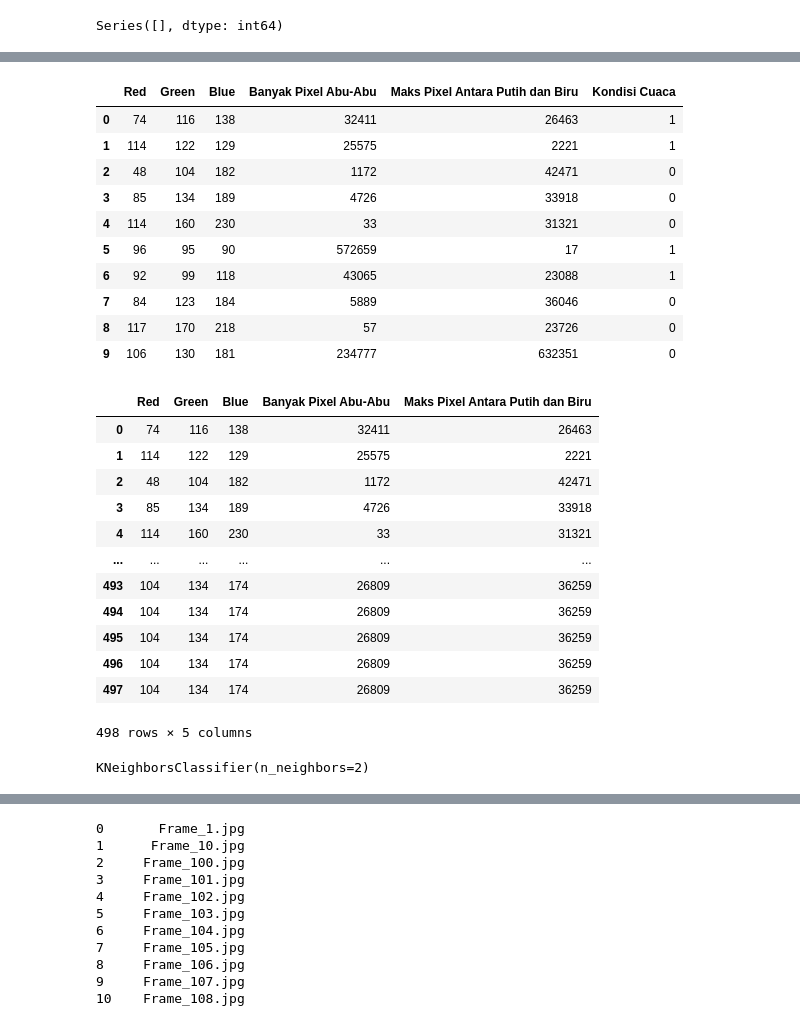
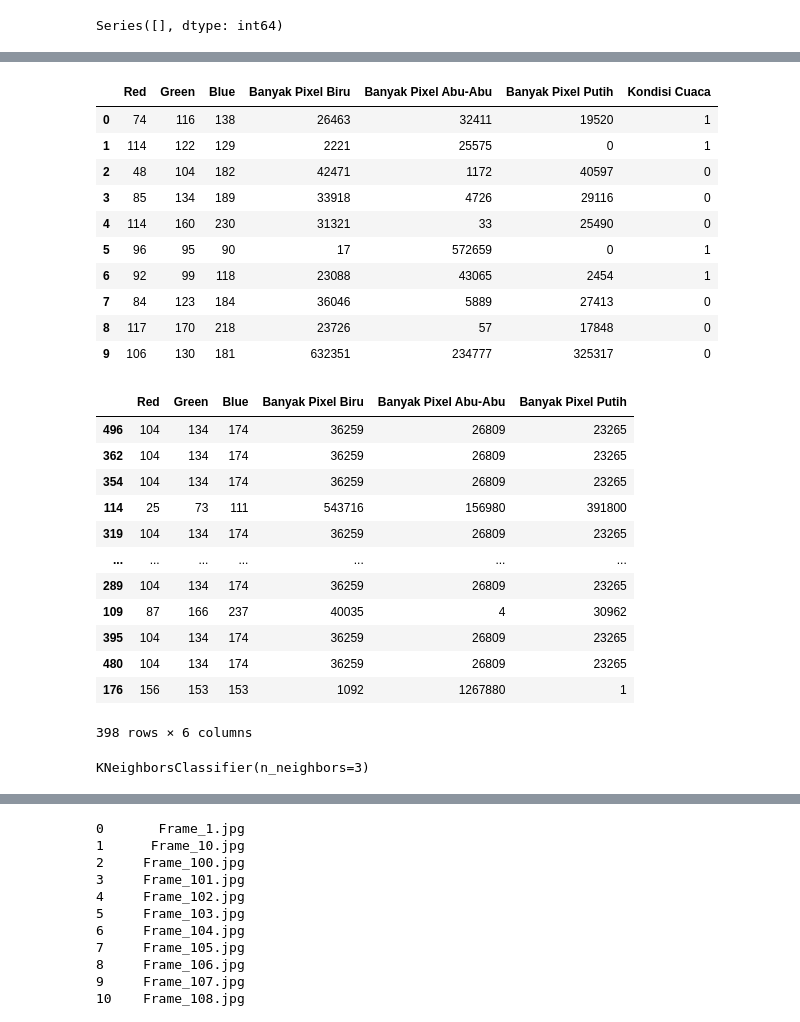
Before and after one commit to Yogatiara/Machine-Learning-Weather-Detection, a Jupyter notebook: Prepared.ipynb, the cells around one changed output, grey strips where cells are left out. Drawn from its saved outputs; the diff is of its cells as text; code cells hidden in the pictures.

```diff
--- a/Prepared.ipynb
+++ b/Prepared.ipynb
@@ -116,11 +116,11 @@ def clean_data(data):
     else:
         data[Nan_column] = data[Nan_column].fillna(data[Nan_column].median())
 
-  max_values = data[['Banyak Pixel Biru', 'Banyak Pixel Putih']].max(axis=1)
-  data.insert(5, 'Maks Pixel Antara Putih dan Biru', max_values)
+  # max_values = data[['Banyak Pixel Biru', 'Banyak Pixel Putih']].max(axis=1)
+  # data.insert(5, 'Maks Pixel Antara Putih dan Biru', max_values)
 
-  # data['Kombinasi'] = max_values
-  data.drop(columns=['Banyak Pixel Biru', 'Banyak Pixel Putih'], inplace=True)
+  # # data['Kombinasi'] = max_values
+  # data.drop(columns=['Banyak Pixel Biru', 'Banyak Pixel Putih'], inplace=True)
 
   return data
 # %%
@@ -146,45 +146,44 @@ for col_name in cols:
   data_train[col_name] = label_encoder.fit_transform(data_train[col_name])
 data_train.head(10)
 # %% [output]
-|  | Red | Green | Blue | Banyak Pixel Abu-Abu | Maks Pixel Antara Putih dan Biru | Kondisi Cuaca |
-| 0 | 74 | 116 | 138 | 32411 | 26463 | 1 |
-| 1 | 114 | 122 | 129 | 25575 | 2221 | 1 |
-| 2 | 48 | 104 | 182 | 1172 | 42471 | 0 |
-| 3 | 85 | 134 | 189 | 4726 | 33918 | 0 |
-| 4 | 114 | 160 | 230 | 33 | 31321 | 0 |
-| 5 | 96 | 95 | 90 | 572659 | 17 | 1 |
-| 6 | 92 | 99 | 118 | 43065 | 23088 | 1 |
-| 7 | 84 | 123 | 184 | 5889 | 36046 | 0 |
-| 8 | 117 | 170 | 218 | 57 | 23726 | 0 |
-| 9 | 106 | 130 | 181 | 234777 | 632351 | 0 |
+|  | Red | Green | Blue | Banyak Pixel Biru | Banyak Pixel Abu-Abu | Banyak Pixel Putih | Kondisi Cuaca |
+| 0 | 74 | 116 | 138 | 26463 | 32411 | 19520 | 1 |
+| 1 | 114 | 122 | 129 | 2221 | 25575 | 0 | 1 |
+| 2 | 48 | 104 | 182 | 42471 | 1172 | 40597 | 0 |
+| 3 | 85 | 134 | 189 | 33918 | 4726 | 29116 | 0 |
+| 4 | 114 | 160 | 230 | 31321 | 33 | 25490 | 0 |
+| 5 | 96 | 95 | 90 | 17 | 572659 | 0 | 1 |
+| 6 | 92 | 99 | 118 | 23088 | 43065 | 2454 | 1 |
+| 7 | 84 | 123 | 184 | 36046 | 5889 | 27413 | 0 |
+| 8 | 117 | 170 | 218 | 23726 | 57 | 17848 | 0 |
+| 9 | 106 | 130 | 181 | 632351 | 234777 | 325317 | 0 |
 # %%
 from sklearn.model_selection import train_test_split
-
-
-
-
-# Tampilkan DataFrame setelah penambahan kolom baru
 
 
 y = data_train["Kondisi Cuaca"]
 x = data_train.drop("Kondisi Cuaca", axis=1)
 
 
-x_train, x_validation, y_train, y_validation = train_test_split(x, y, test_size=0.4, random_state=52)
-data_train
+# x_train, x_validation, y_train, y_validation = train_test_split(x, y, test_size=0.4, random_state=52)
+# data_train
 
-x
+
+x_train, x_validation, y_train, y_validation = train_test_split(x, y, test_size=0.2, random_state=50)
+# data_train
+
+x_train
 # %% [output]
-|  | Red | Green | Blue | Banyak Pixel Abu-Abu | Maks Pixel Antara Putih dan Biru |
-| 0 | 74 | 116 | 138 | 32411 | 26463 |
-| 1 | 114 | 122 | 129 | 25575 | 2221 |
-| 2 | 48 | 104 | 182 | 1172 | 42471 |
-| 3 | 85 | 134 | 189 | 4726 | 33918 |
-| 4 | 114 | 160 | 230 | 33 | 31321 |
-| ... | ... | ... | ... | ... | ... |
-| 493 | 104 | 134 | 174 | 26809 | 36259 |
-| 494 | 104 | 134 | 174 | 26809 | 36259 |
-| 495 | 104 | 134 | 174 | 26809 | 36259 |
-| 496 | 104 | 134 | 174 | 26809 | 36259 |
-| 497 | 104 | 134 | 174 | 26809 | 36259 |
+|  | Red | Green | Blue | Banyak Pixel Biru | Banyak Pixel Abu-Abu | Banyak Pixel Putih |
+| 496 | 104 | 134 | 174 | 36259 | 26809 | 23265 |
+| 362 | 104 | 134 | 174 | 36259 | 26809 | 23265 |
+| 354 | 104 | 134 | 174 | 36259 | 26809 | 23265 |
+| 114 | 25 | 73 | 111 | 543716 | 156980 | 391800 |
+| 319 | 104 | 134 | 174 | 36259 | 26809 | 23265 |
+| ... | ... | ... | ... | ... | ... | ... |
+| 289 | 104 | 134 | 174 | 36259 | 26809 | 23265 |
+| 109 | 87 | 166 | 237 | 40035 | 4 | 30962 |
+| 395 | 104 | 134 | 174 | 36259 | 26809 | 23265 |
+| 480 | 104 | 134 | 174 | 36259 | 26809 | 23265 |
+| 176 | 156 | 153 | 153 | 1092 | 1267880 | 1 |
-498 rows × 5 columns
+398 rows × 6 columns
@@ -191,10 +196,10 @@ x
 # %%
 from sklearn.neighbors import KNeighborsClassifier
 
-model = KNeighborsClassifier(n_neighbors=2)
+model = KNeighborsClassifier(n_neighbors=3)
 model.fit(x_train, y_train)
 # %% [output]
-KNeighborsClassifier(n_neighbors=2)
+KNeighborsClassifier(n_neighbors=3)
 # %%
 prediction = model.predict(x_train)
 np.sum(prediction == y_train) / len(y_train)
```
Also changed, not shown: parts of 6 cells of this notebook, 3 other files.
